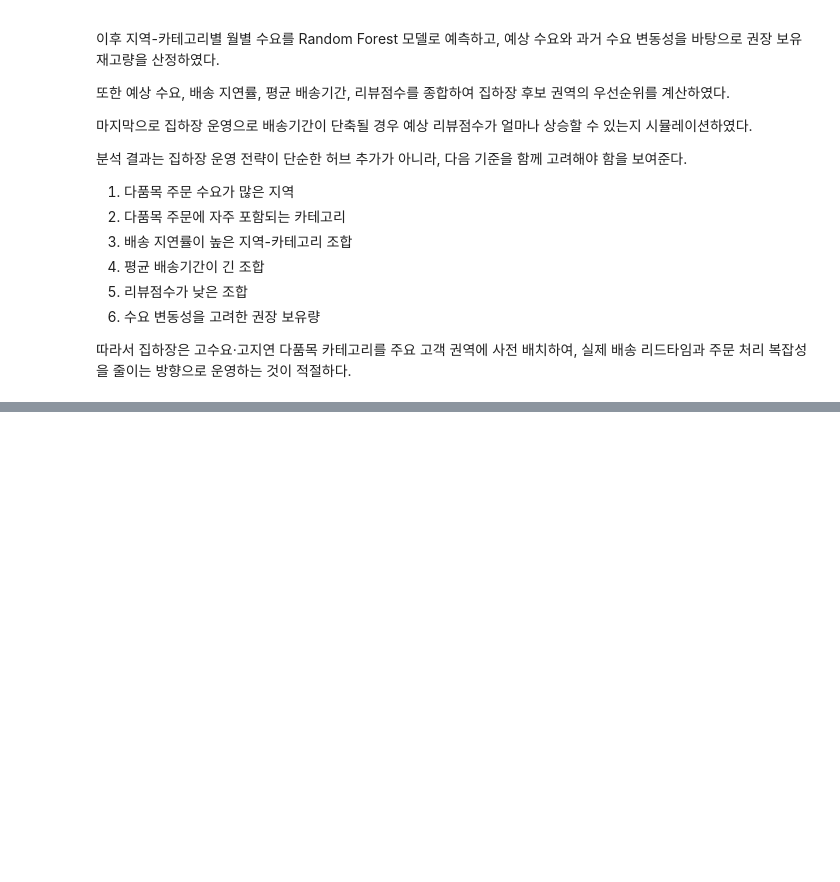
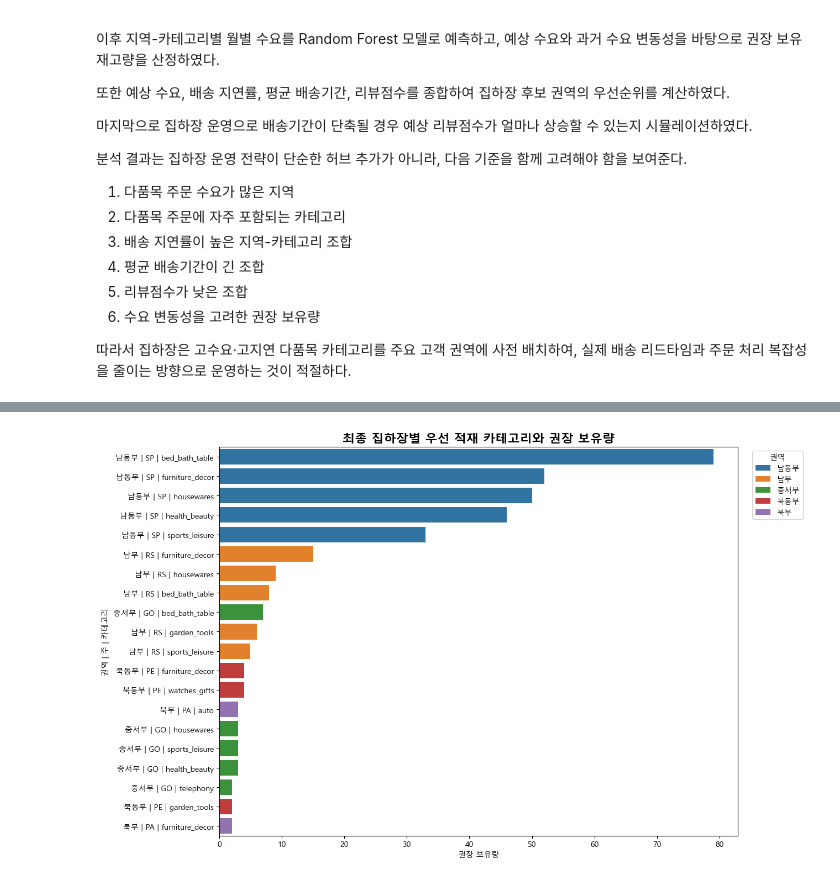
Before and after one commit to KyungminChang/team-oldest-olist-analysis, a Jupyter notebook: notebooks/Distribution_hub/HY/머신러닝(사전재고).ipynb, the cells around one changed output, grey strips where cells are left out. Cells and saved outputs as stored; diff of their text form; code cells hidden in the pictures; blank space fills up the shorter version.

```diff
--- a/notebooks/Distribution_hub/HY/머신러닝(사전재고).ipynb
+++ b/notebooks/Distribution_hub/HY/머신러닝(사전재고).ipynb
@@ -720,0 +1732,30 @@ Passing `palette` without assigning `hue` is deprecated and will be removed in v
+# %%
+stock_plot = top_category_by_selected_state.copy()
+
+stock_plot["label"] = (
+    stock_plot["region"].astype(str)
+    + " | "
+    + stock_plot["customer_state"].astype(str)
+    + " | "
+    + stock_plot["category"].astype(str)
+)
+
+plt.figure(figsize=(13, 8))
+
+sns.barplot(
+    data=stock_plot.sort_values("recommended_stock", ascending=False),
+    y="label",
+    x="recommended_stock",
+    hue="region",
+    dodge=False
+)
+
+plt.title("최종 집하장별 우선 적재 카테고리와 권장 보유량", fontsize=16, weight="bold")
+plt.xlabel("권장 보유량")
+plt.ylabel("권역 | 주 | 카테고리")
+plt.legend(title="권역", bbox_to_anchor=(1.02, 1), loc="upper left")
+
+plt.tight_layout()
+plt.show()
+# %% [output]
+[figure, added]
```
Also changed, not shown: parts of 65 cells of this notebook.
